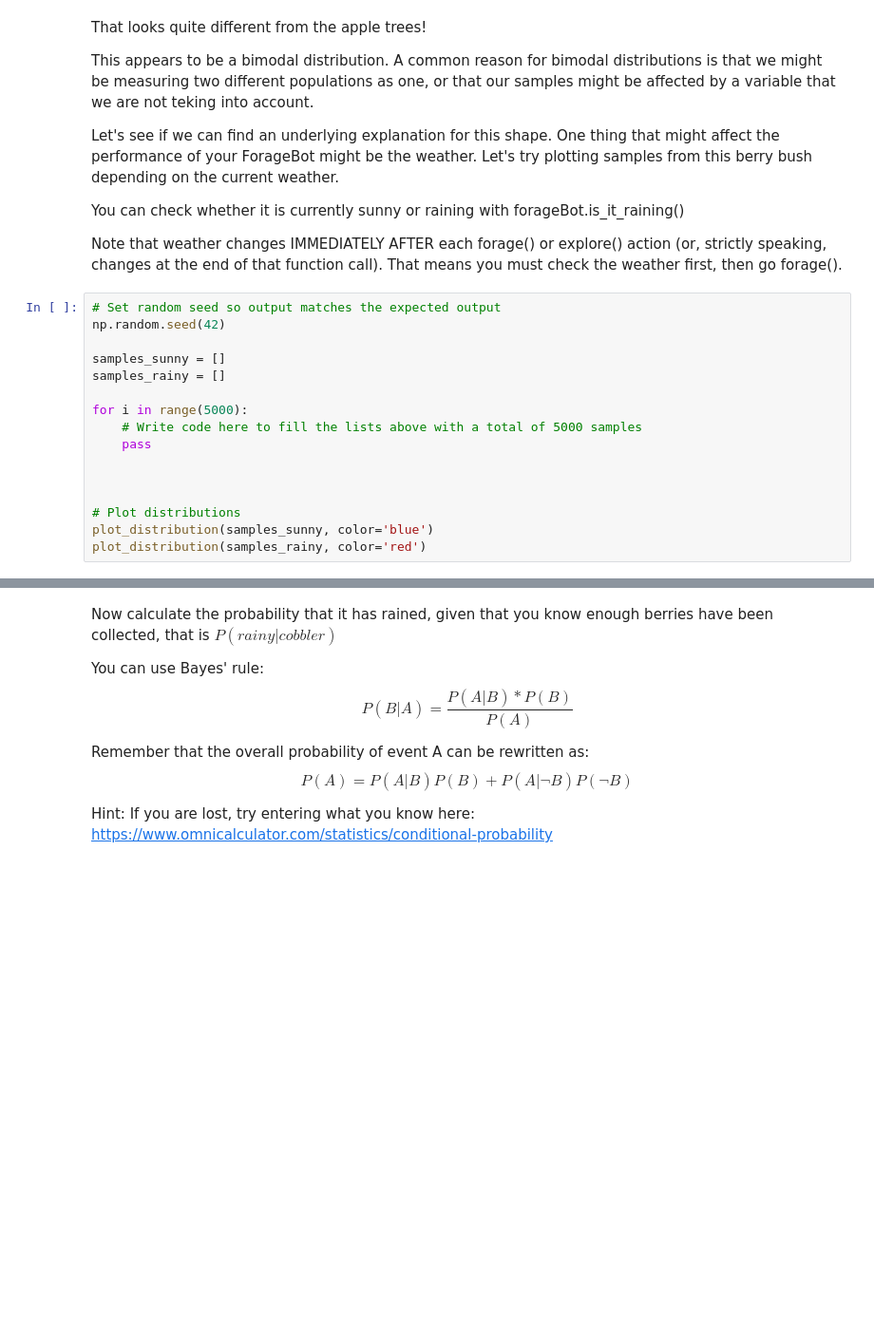
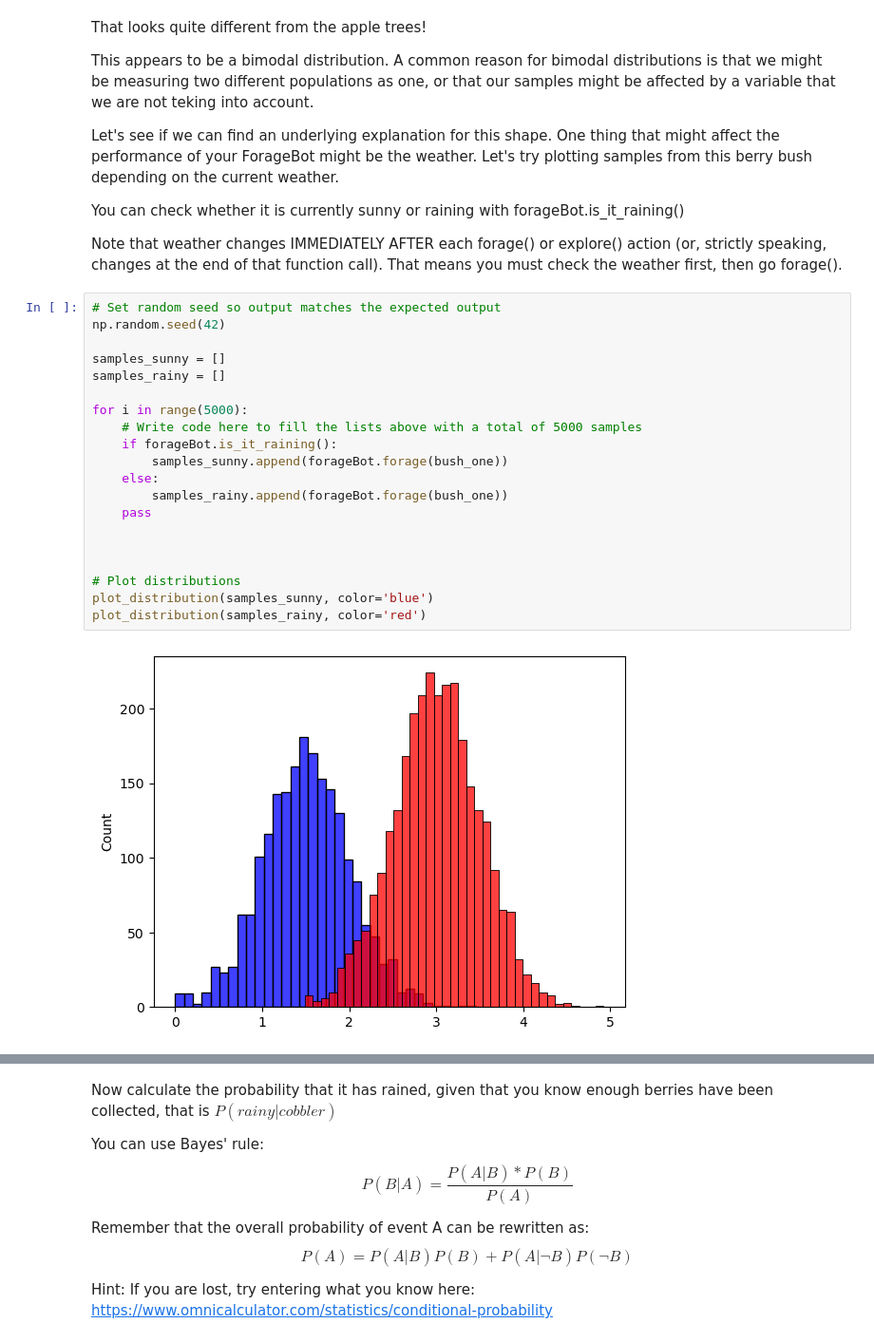
Before and after one commit to JelleBla/computational-thinking-week-individual-13450166, a Jupyter notebook: challenge_foraging/challenge_foraging_robot.ipynb, the cells around one changed output, grey strips where cells are left out. Shown: that part at 95% size. Cells and saved outputs as stored; diff of their text form; blank space fills up the shorter version.

```diff
--- a/challenge_foraging/challenge_foraging_robot.ipynb
+++ b/challenge_foraging/challenge_foraging_robot.ipynb
@@ -286,19 +290,25 @@ Note that weather changes IMMEDIATELY AFTER each forage() or explore() action (o
 # %%
 # Set random seed so output matches the expected output
 np.random.seed(42)
 
 samples_sunny = []
 samples_rainy = []
 
 for i in range(5000):
     # Write code here to fill the lists above with a total of 5000 samples
+    if forageBot.is_it_raining():
+        samples_sunny.append(forageBot.forage(bush_one))
+    else:
+        samples_rainy.append(forageBot.forage(bush_one))
     pass
 
 
 
 # Plot distributions
 plot_distribution(samples_sunny, color='blue')
 plot_distribution(samples_rainy, color='red')
+# %% [output]
+[figure, added]
 # %% [markdown]
 You should generate this image:
 
```
Also changed, not shown: parts of 6 cells of this notebook, 2 other files.
